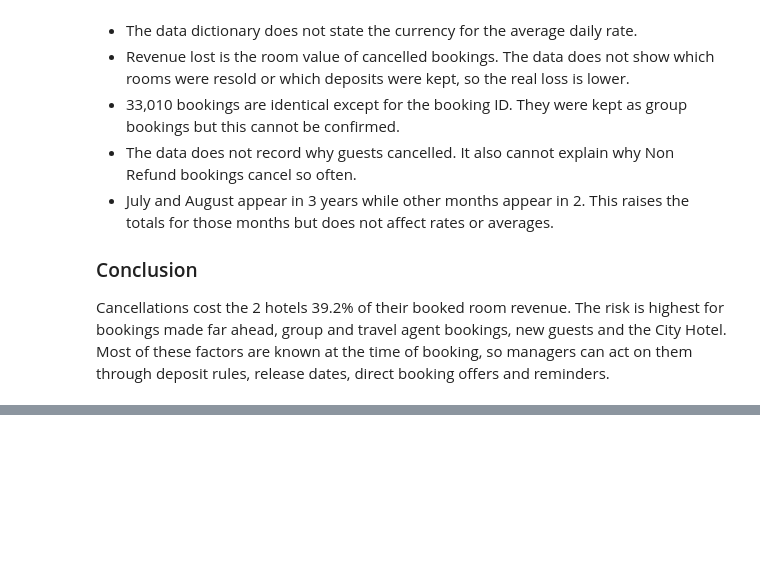
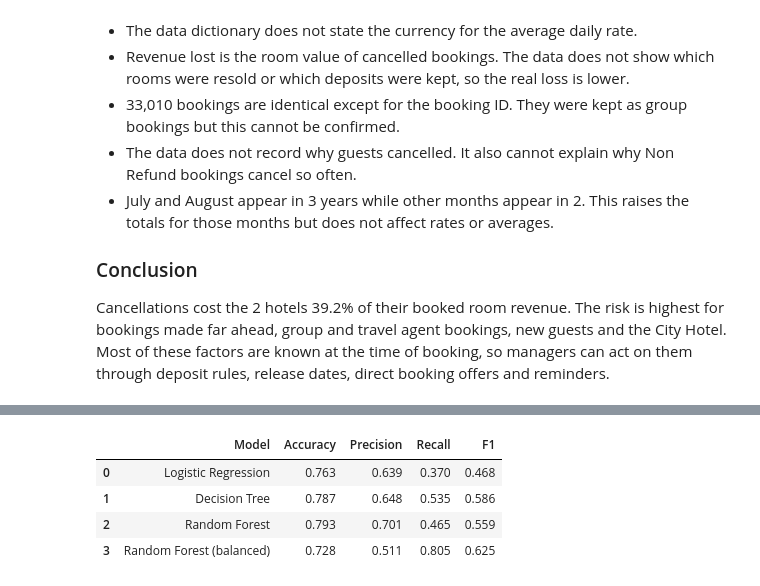
Before and after one commit to ahchu2525/capstone-hosp, a Jupyter notebook: hotel.ipynb, the cells around one changed output, grey strips where cells are left out. Cells and saved outputs as stored; diff of their text form; code cells hidden in the pictures; blank space fills up the shorter version.

```diff
--- a/hotel.ipynb
+++ b/hotel.ipynb
@@ -803,0 +888,18 @@ Cancellations cost the 2 hotels 39.2% of their booked room revenue. The risk is
+# %%
+results = []
+for name, pred in [('Logistic Regression', pred_lr), ('Decision Tree', pred_dt),
+                   ('Random Forest', pred_rf), ('Random Forest (balanced)', pred_rf_bal)]:
+    results.append({'Model': name,
+                    'Accuracy': accuracy_score(y_test, pred),
+                    'Precision': precision_score(y_test, pred),
+                    'Recall': recall_score(y_test, pred),
+                    'F1': f1_score(y_test, pred)})
+
+results_df = pd.DataFrame(results).round(3)
+results_df
+# %% [output]
+|  | Model | Accuracy | Precision | Recall | F1 |
+| 0 | Logistic Regression | 0.763 | 0.639 | 0.370 | 0.468 |
+| 1 | Decision Tree | 0.787 | 0.648 | 0.535 | 0.586 |
+| 2 | Random Forest | 0.793 | 0.701 | 0.465 | 0.559 |
+| 3 | Random Forest (balanced) | 0.728 | 0.511 | 0.805 | 0.625 |
```
Also changed, not shown: parts of 12 cells of this notebook.
